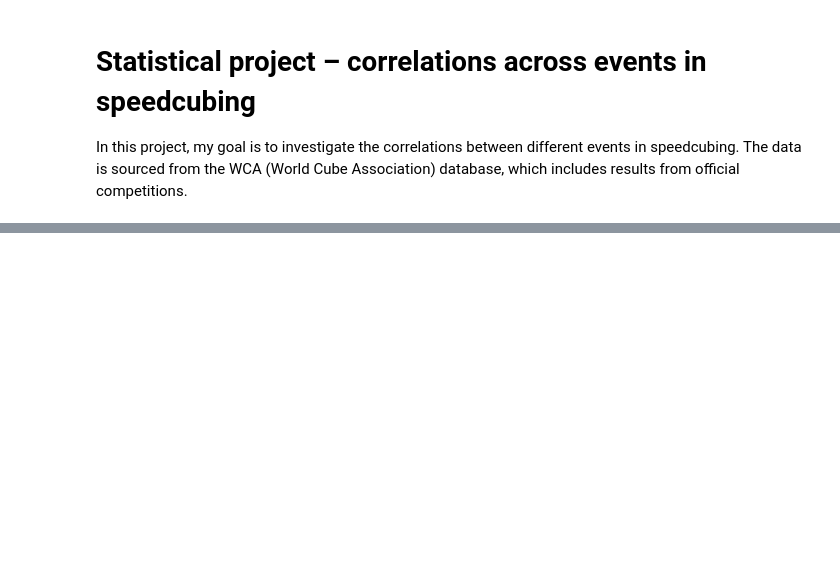
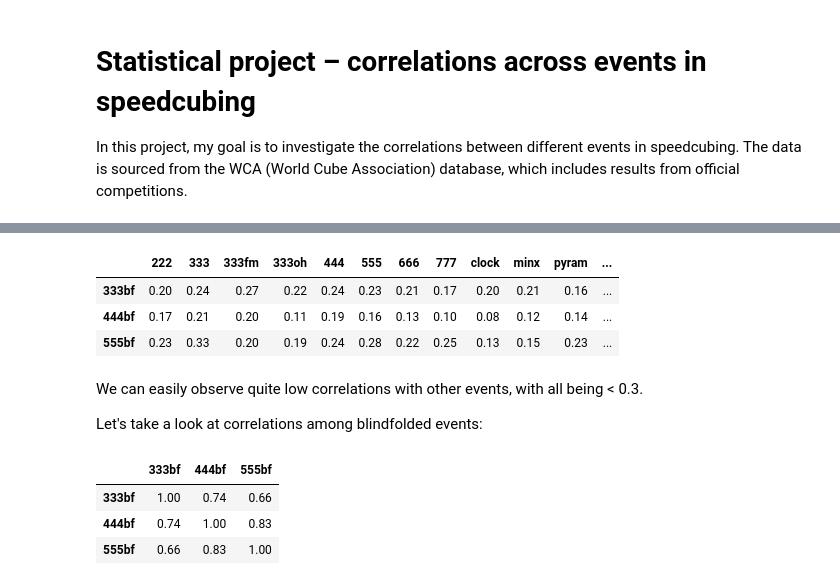
Before and after one commit to petrambroz/speedcubing-correlations, a Jupyter notebook: speedcubing-correlation.ipynb, the cells around one changed output, grey strips where cells are left out. Cells and saved outputs as stored; diff of their text form; code cells hidden in the pictures; blank space fills up the shorter version.

```diff
--- a/speedcubing-correlation.ipynb
+++ b/speedcubing-correlation.ipynb
@@ -224,0 +453,20 @@ A bit of context: I competed for the first time in Bratislava in 2016. My best 3
+# %%
+blind_events = ['333bf', '444bf', '555bf']
+other_events = [col for col in event_corr_pct_rounded.columns if col not in blind_events]
+display(event_corr_pct_rounded.loc[blind_events, other_events])
+# %% [output]
+|  | 222 | 333 | 333fm | 333oh | 444 | 555 | 666 | 777 | clock | minx | pyram | ... |
+| 333bf | 0.20 | 0.24 | 0.27 | 0.22 | 0.24 | 0.23 | 0.21 | 0.17 | 0.20 | 0.21 | 0.16 | ... |
+| 444bf | 0.17 | 0.21 | 0.20 | 0.11 | 0.19 | 0.16 | 0.13 | 0.10 | 0.08 | 0.12 | 0.14 | ... |
+| 555bf | 0.23 | 0.33 | 0.20 | 0.19 | 0.24 | 0.28 | 0.22 | 0.25 | 0.13 | 0.15 | 0.23 | ... |
+# %% [markdown]
+We can easily observe quite low correlations with other events, with all being < 0.3.
+
+Let's take a look at correlations among blindfolded events:
+# %%
+display(event_corr_pct_rounded.loc[['333bf', '444bf', '555bf'], ['333bf', '444bf', '555bf']])
+# %% [output]
+|  | 333bf | 444bf | 555bf |
+| 333bf | 1.00 | 0.74 | 0.66 |
+| 444bf | 0.74 | 1.00 | 0.83 |
+| 555bf | 0.66 | 0.83 | 1.00 |
```
Also changed, not shown: parts of 36 cells of this notebook.
